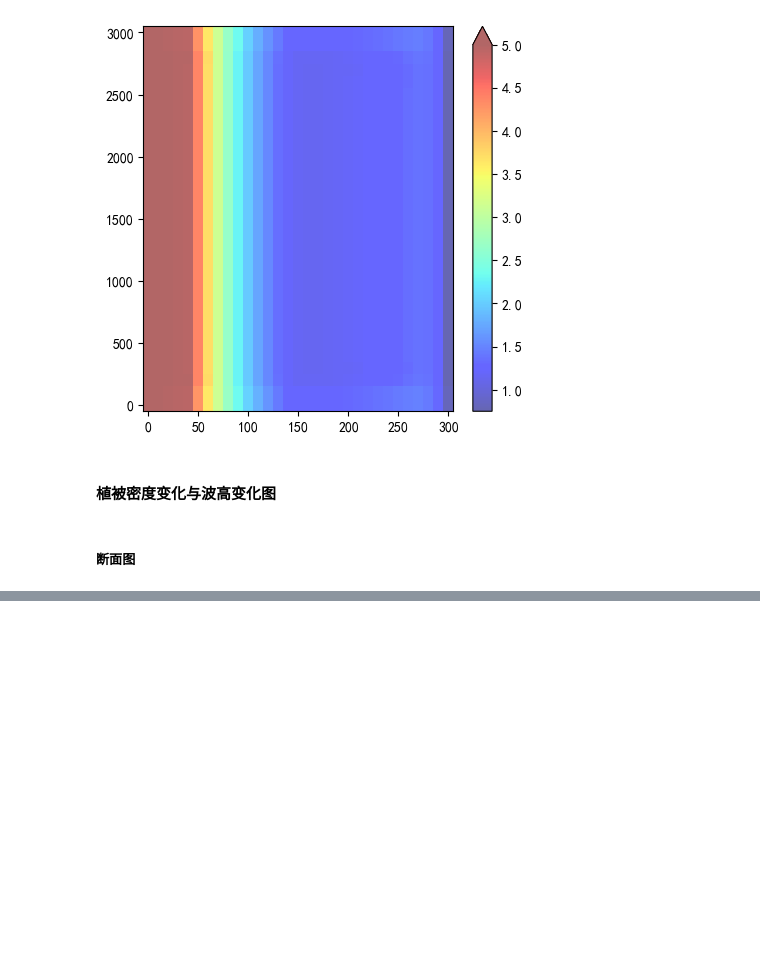
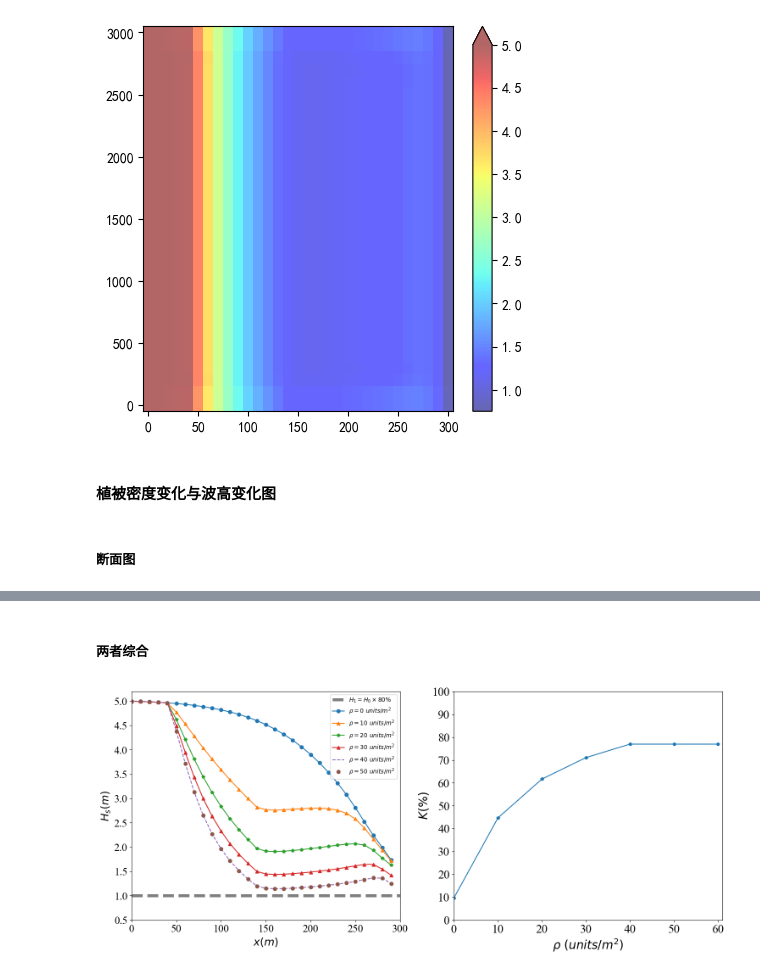
Before and after one commit to jackyvava/CodeWaveVegetation, a Jupyter notebook: code.ipynb, the cells around one changed output, grey strips where cells are left out. Cells and saved outputs as stored; diff of their text form; code cells hidden in the pictures; blank space fills up the shorter version.

```diff
--- a/code.ipynb
+++ b/code.ipynb
@@ -1167,0 +1249,35 @@ plt.plot(X1[15,:][:-1],Z50_Hs[15,:][:-1], '-o', label = '$ah=5m$')
+# %% [markdown]
+##### 两者综合
+# %%
+plt.figure(num=6,figsize = (18,7), facecolor=None)
+plt.subplot(121)
+# 绘制断面图
+plt.plot(x80,y80,'--',color='k',alpha=0.5,lw=5,label='$H_1=H_0\\times80\%$')
+plt.plot(X1[15,:][:-1],Z0_Hs[15,:][:-1], '-o', label = '$\\rho=0\ units/m^2$',)
+plt.plot(X1[15,:][:-1],Z10_Hs[15,:][:-1], '-^', label = '$\\rho=10\ units/m^2$',)
+plt.plot(X1[15,:][:-1],Z20_Hs[15,:][:-1], '-p', label = '$\\rho=20\ units/m^2$')
+plt.plot(X1[15,:][:-1],Z30_Hs[15,:][:-1], '-^', label = '$\\rho=30\ units/m^2$')
+plt.plot(X1[15,:][:-1],Z40_Hs[15,:][:-1], '--', label = '$\\rho=40\ units/m^2$')
+plt.plot(X1[15,:][:-1],Z50_Hs[15,:][:-1], 'o', label = '$\\rho=50\ units/m^2$')
+
+plt.legend(fontsize=10)
+
+plt.xlabel('$x(m)$', fontsize=18)
+plt.ylabel('$H_s(m)$', fontsize=18)
+plt.xlim(0,300)
+plt.ylim(0.5,5.2)
+plt.xticks([0,50,100,150,200,250,300],fontproperties = 'Times New Roman',size = 18)
+plt.yticks([0.5,1,1.5,2,2.5,3,3.5,4,4.5,5],fontproperties = 'Times New Roman',size = 18)
+
+plt.subplot(122)
+plt.plot(x1,yK,'-p')
+plt.xlim(0,61)
+plt.ylim(0,100)
+plt.xticks([0,10,20,30,40,50,60],fontproperties = 'Times New Roman',size = 20)
+plt.yticks([0,10,20,30,40,50,60,70,80,90,100],fontproperties = 'Times New Roman',size = 20)
+plt.xlabel('$\\rho\ (units/m^2)$', fontsize=20)
+plt.ylabel('$K(\%)$', fontsize=20)
+
+plt.savefig('modelData/植被密度变化与波高关系图1.png',dpi=500,bbox_inches='tight')
+# %% [output]
+[figure, added]
```
Also changed, not shown: parts of 12 cells of this notebook, 2 other files.
